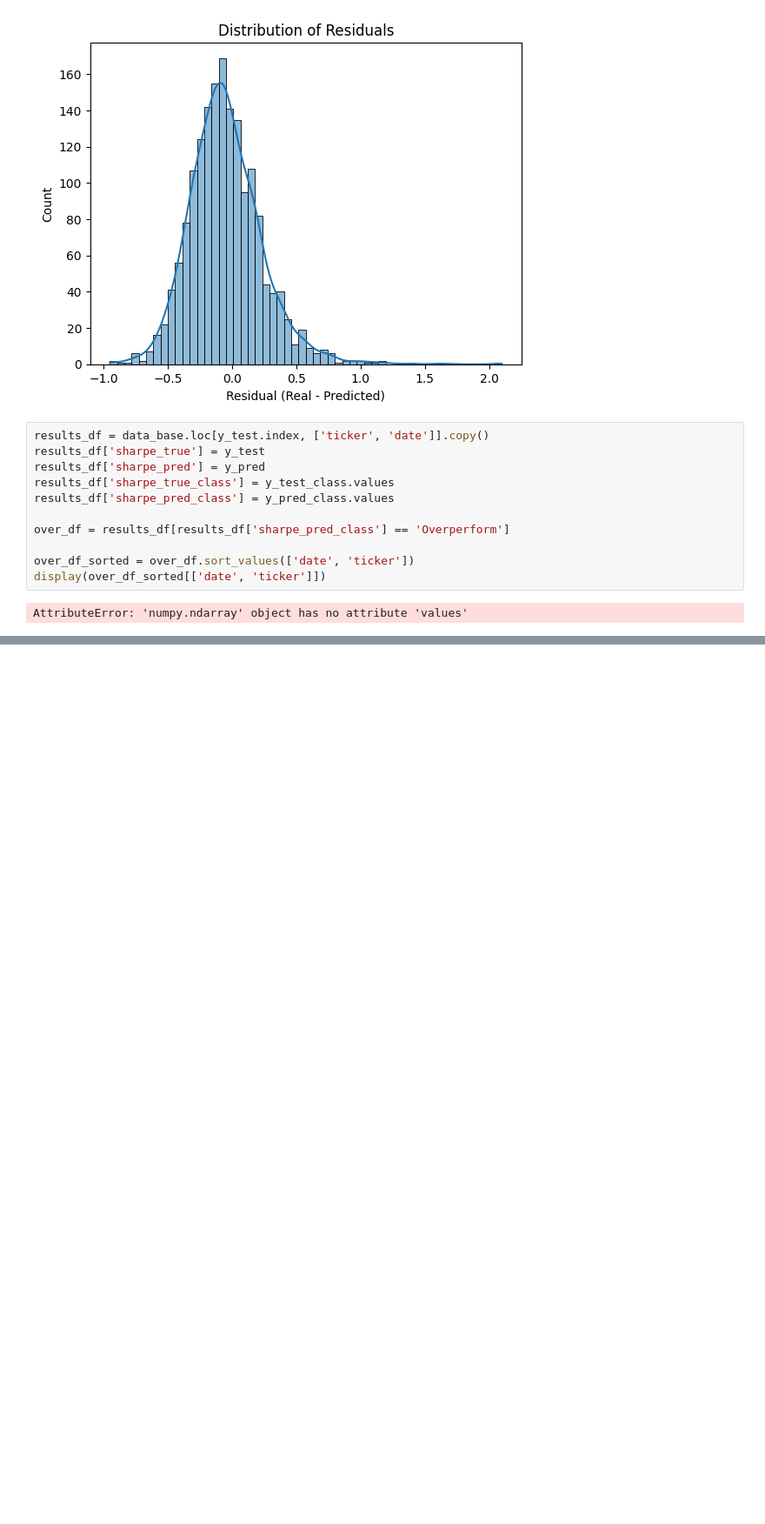
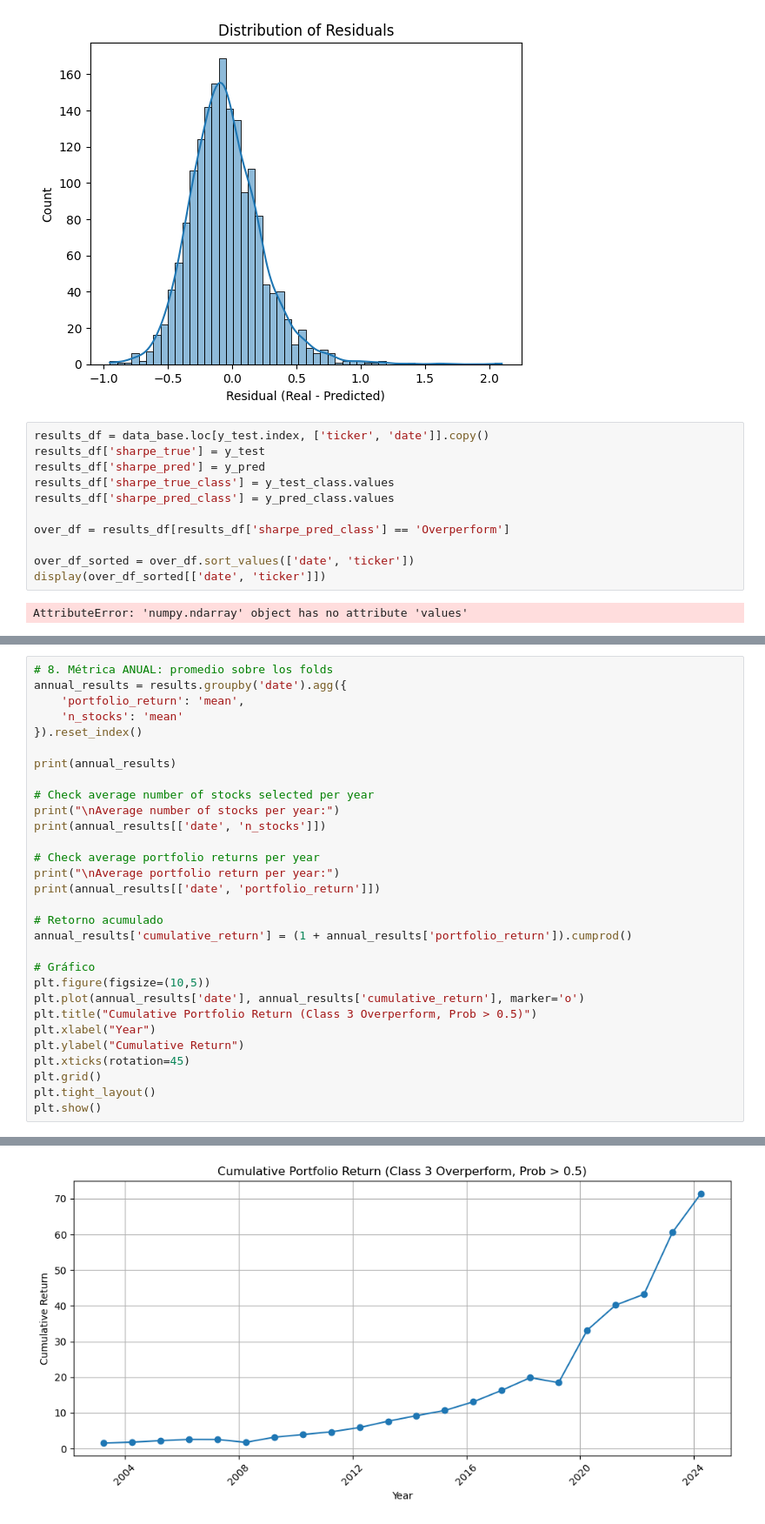
Before and after one commit to igmun/tfg-code, a Jupyter notebook: notebooks/11. XGBoost-Probabilistic.ipynb, the cells around one changed output, grey strips where cells are left out. Shown at 87% size. Drawn from its saved outputs; the diff is of its cells as text; blank space fills up the shorter version.

```diff
--- a/notebooks/11. XGBoost-Probabilistic.ipynb
+++ b/notebooks/11. XGBoost-Probabilistic.ipynb
@@ -393,0 +674,31 @@ AttributeError: 'numpy.ndarray' object has no attribute 'values'
+# %%
+# 8. Métrica ANUAL: promedio sobre los folds
+annual_results = results.groupby('date').agg({
+    'portfolio_return': 'mean',
+    'n_stocks': 'mean'
+}).reset_index()
+
+print(annual_results)
+
+# Check average number of stocks selected per year
+print("\nAverage number of stocks per year:")
+print(annual_results[['date', 'n_stocks']])
+
+# Check average portfolio returns per year
+print("\nAverage portfolio return per year:")
+print(annual_results[['date', 'portfolio_return']])
+
+# Retorno acumulado
+annual_results['cumulative_return'] = (1 + annual_results['portfolio_return']).cumprod()
+
+# Gráfico
+plt.figure(figsize=(10,5))
+plt.plot(annual_results['date'], annual_results['cumulative_return'], marker='o')
+plt.title("Cumulative Portfolio Return (Class 3 Overperform, Prob > 0.5)")
+plt.xlabel("Year")
+plt.ylabel("Cumulative Return")
+plt.xticks(rotation=45)
+plt.grid()
+plt.tight_layout()
+plt.show()
+# %% [output]
@@ -393,0 +722 @@ AttributeError: 'numpy.ndarray' object has no attribute 'values'
+[figure, added]
```
Also changed, not shown: parts of 10 cells of this notebook, 16 other files.
